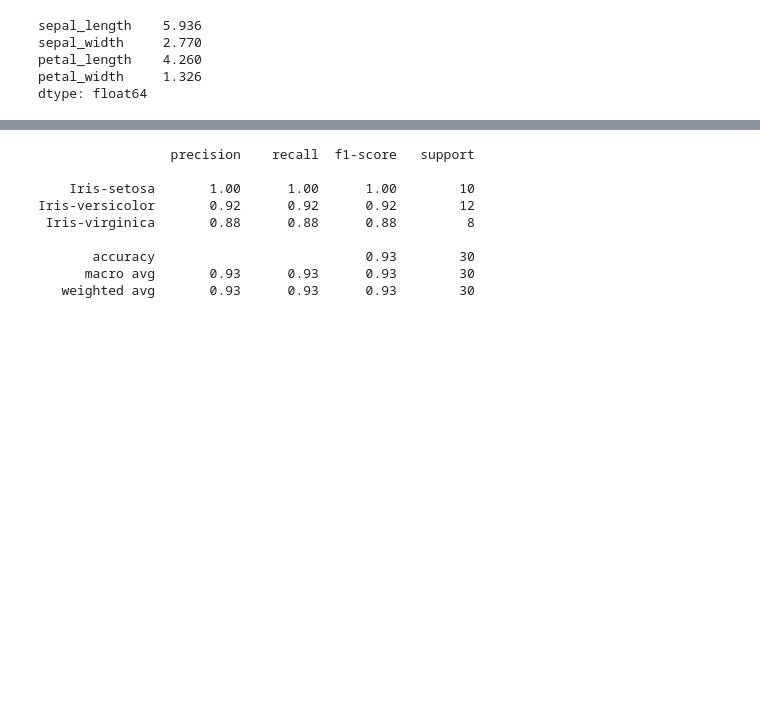
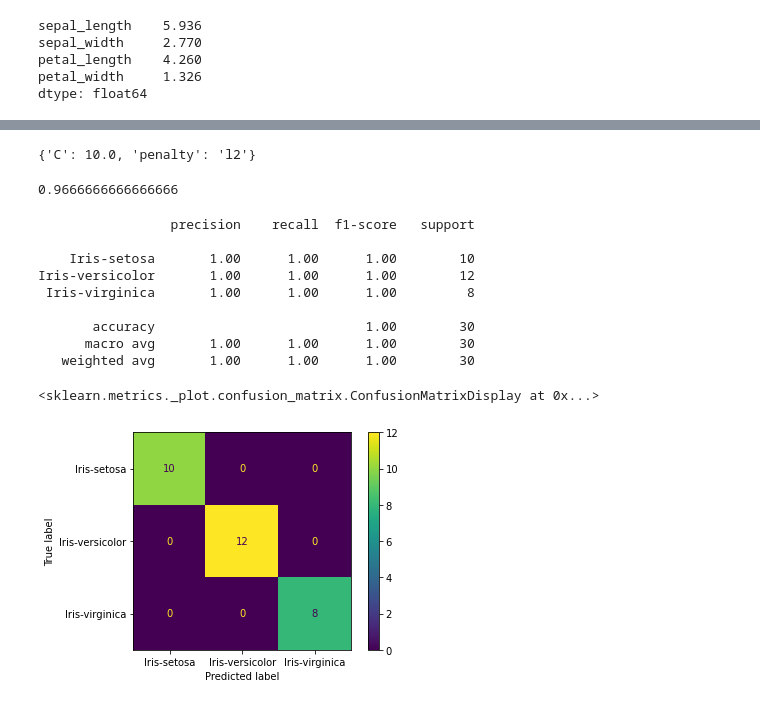
Before and after one commit to Sba121/practice, a Jupyter notebook: iris_dataset.ipynb, the cells around one changed output, grey strips where cells are left out. Saved outputs shown, nothing was run; the diff lists cells and outputs as text; code cells hidden in the pictures; blank space fills up the shorter version.

Commit message:
script has been updated

```diff
--- a/iris_dataset.ipynb
+++ b/iris_dataset.ipynb
@@ -90,5 +101,5 @@ from sklearn.preprocessing import MinMaxScaler
 # %%
-scaler = MinMaxScaler()
+scaler = StandardScaler()
 # %%
-X_train = scaler.fit_transform(X_train)
-X_test = scaler.transform(X_test)
+scaled_X_train = scaler.fit_transform(X_train)
+scaled_X_test = scaler.transform(X_test)
@@ -97,4 +111,7 @@ from sklearn.linear_model import LogisticRegression
+# %%
+grid={"C":np.logspace(-3,3,7), "penalty":["l1","l2"]} # l1 lasso l2 ridge
 # %%
 logmodel = LogisticRegression()
-logmodel.fit(X_train,y_train)
+logmodel_cv = GridSearchCV(logmodel, grid, cv=10)
+logmodel_cv.fit(scaled_X_train,y_train)
 # %% [output]
@@ -107,0 +138,8 @@ predictions = logmodel.predict(X_test)
+# %%
+logmodel_cv.best_params_ # best parameters
+# %% [output]
+{'C': 10.0, 'penalty': 'l2'}
+# %%
+logmodel_cv.best_score_ # accuracy
+# %% [output]
+0.9666666666666666
@@ -110,12 +150,19 @@ from sklearn.metrics import classification_report
 # %%
-print(classification_report(y_test,predictions))
+print(classification_report(y_test, pred))
 # %% [output]
                  precision    recall  f1-score   support
 
     Iris-setosa       1.00      1.00      1.00        10
-Iris-versicolor       0.92      0.92      0.92        12
- Iris-virginica       0.88      0.88      0.88         8
+Iris-versicolor       1.00      1.00      1.00        12
+ Iris-virginica       1.00      1.00      1.00         8
 
-       accuracy                           0.93        30
-      macro avg       0.93      0.93      0.93        30
-   weighted avg       0.93      0.93      0.93        30
+       accuracy                           1.00        30
+      macro avg       1.00      1.00      1.00        30
+   weighted avg       1.00      1.00      1.00        30
+# %%
+plot_confusion_matrix(logmodel_cv, scaled_X_test, y_test)
+# In classification report it seems like there's sth wrong with model but when I looked at confusion matrix, I see that
+# a perfect prediction has been done by model.
+# %% [output]
+<sklearn.metrics._plot.confusion_matrix.ConfusionMatrixDisplay at 0x...>
+[figure, added]
```
Also changed, not shown: parts of 21 cells of this notebook.
